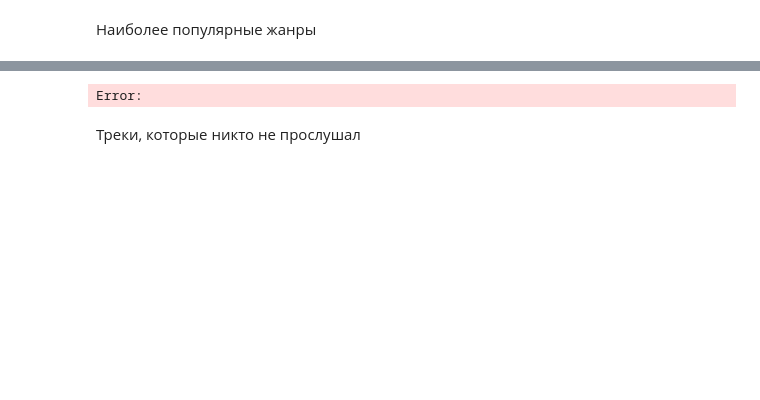
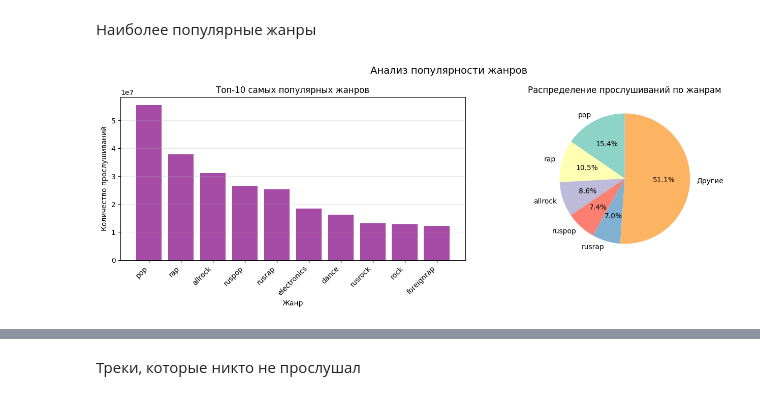
Before and after one commit to koranevskiy/mle-project-sprint-4-v001, a Jupyter notebook: recommendations.ipynb, the cells around one changed output, grey strips where cells are left out. Saved outputs shown, nothing was run; the diff lists cells and outputs as text; code cells hidden in the pictures; blank space fills up the shorter version.

```diff
--- a/recommendations.ipynb
+++ b/recommendations.ipynb
@@ -239,4 +362,76 @@ Error:
 # %% [markdown]
 Наиболее популярные жанры
 # %%
+import pandas as pd
+import matplotlib.pyplot as plt
+
+genres_dict = {}
+for _, item in catalog_names.iterrows():
+    if item['type'] == 'genre':
+        genres_dict[item['id']] = item['name']
+
+tracks_exploded = tracks.explode('genres')
+
+tracks_exploded['genre_name'] = tracks_exploded['genres'].map(genres_dict)
+
+interactions_with_genres = interactions.merge(
+    tracks_exploded[['track_id', 'genre_name']],
+    on='track_id',
+    how='left'
+)
+
+interactions_with_genres = interactions_with_genres.dropna(subset=['genre_name'])
+
+genre_popularity = interactions_with_genres.groupby('genre_name')['user_id'].count().reset_index()
+genre_popularity.columns = ['genre', 'play_count']
+genre_popularity = genre_popularity.sort_values('play_count', ascending=False).reset_index(drop=True)
+
+fig, axes = plt.subplots(1, 2, figsize=(14, 5))
+
+# 1. Топ-10 жанров
+top_10 = genre_popularity.head(10)
+axes[0].bar(range(len(top_10)), top_10['play_count'].values, color='purple', alpha=0.7)
+axes[0].set_xticks(range(len(top_10)))
+axes[0].set_xticklabels(top_10['genre'], rotation=45, ha='right')
+axes[0].set_xlabel('Жанр')
+axes[0].set_ylabel('Количество прослушиваний')
+axes[0].set_title('Топ-10 самых популярных жанров')
+axes[0].grid(True, alpha=0.3, axis='y')
+
+# 2. Круговая диаграмма
+top_5 = genre_popularity.head(5)
+other_sum = genre_popularity.iloc[5:]['play_count'].sum()
+pie_data = pd.concat([top_5, pd.DataFrame([{'genre': 'Другие', 'play_count': other_sum}])])
+
+axes[1].pie(pie_data['play_count'], labels=pie_data['genre'], autopct='%1.1f%%',
+            startangle=90, colors=plt.cm.Set3(range(len(pie_data))))
+axes[1].set_title('Распределение прослушиваний по жанрам')
+
+plt.suptitle('Анализ популярности жанров', fontsize=14)
+plt.tight_layout()
+plt.show()
+
+# Статистика
+print("="*60)
+print("СТАТИСТИКА ПОПУЛЯРНОСТИ ЖАНРОВ")
+print("="*60)
+
+data = genre_popularity['play_count']
+total_plays = data.sum()
+
+print(f"Всего жанров: {len(data)}")
+print(f"Всего прослушиваний: {total_plays}")
+print(f"Среднее: {data.mean():.2f}")
+print(f"Медиана: {data.median():.0f}")
+print(f"Мин: {data.min()}, Макс: {data.max()}")
+
+print("\nТОП-5 ЖАНРОВ:")
+for i, row in genre_popularity.head(5).iterrows():
+    print(f"  {i+1}. {row['genre']}: {row['play_count']} ({row['play_count']/total_plays*100:.1f}%)")
+
+print("\nКОНЦЕНТРАЦИЯ:")
+print(f"Топ-1: {genre_popularity.iloc[0]['play_count']/total_plays*100:.1f}%")
+print(f"Топ-3: {genre_popularity.head(3)['play_count'].sum()/total_plays*100:.1f}%")
+print(f"Топ-5: {genre_popularity.head(5)['play_count'].sum()/total_plays*100:.1f}%")
 # %% [output]
+[figure, added]
@@ -244 +457,0 @@ Error:
-Error:
```
Also changed, not shown: parts of 9 cells of this notebook, 2 other files.
